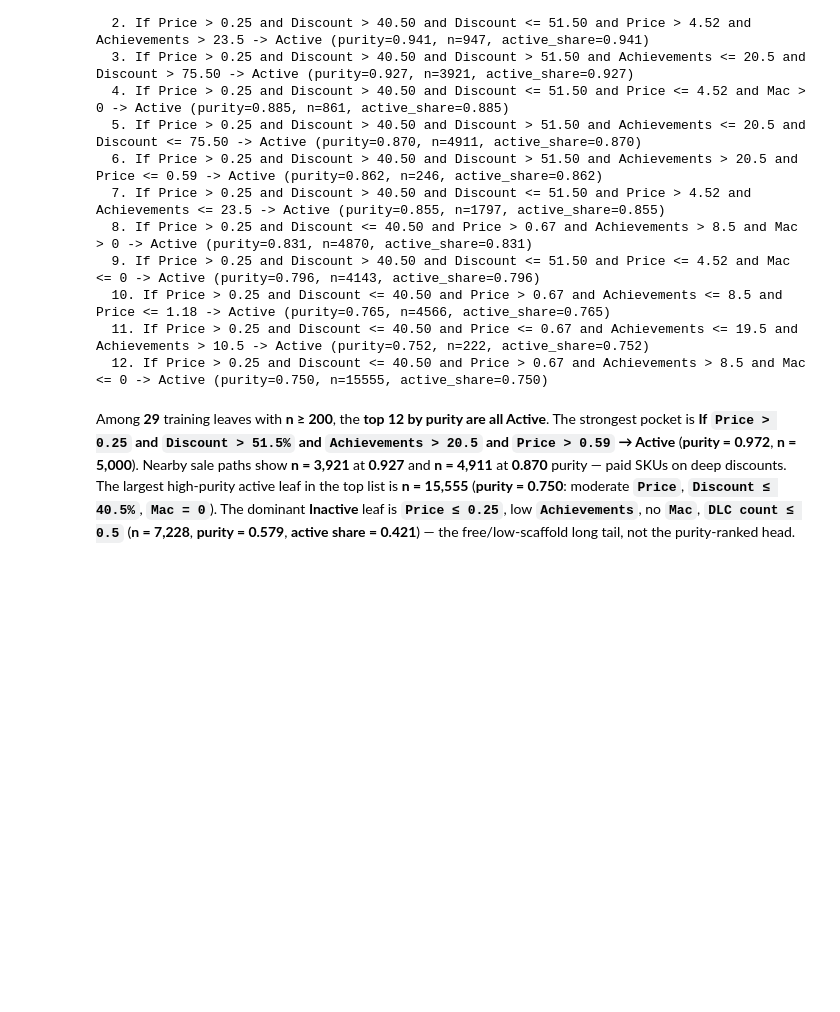
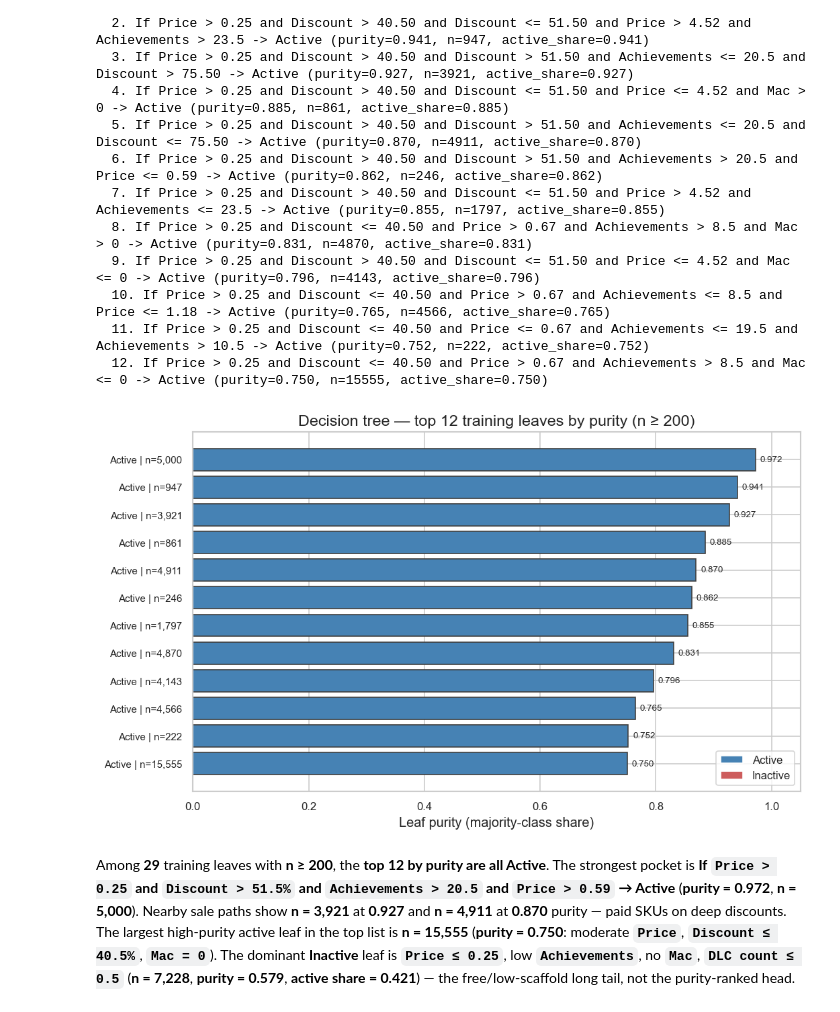
Before and after one commit to victoriammiao/datamining, a Jupyter notebook: 50091136.ipynb, the cells around one changed output. Saved outputs shown, nothing was run; the diff lists cells and outputs as text; code cells hidden in the pictures; blank space fills up the shorter version.

```diff
--- a/50091136.ipynb
+++ b/50091136.ipynb
@@ -2237,6 +2237,7 @@ def _collect_leaf_rules(node_id, conditions, out):
 leaf_rules = []
 _collect_leaf_rules(0, [], leaf_rules)
 leaf_rules.sort(key=lambda r: (r["purity"], r["n"]), reverse=True)
+leaf_rules_df = pd.DataFrame(leaf_rules)
 
 print("【test log】 total leaves (n >= %d):" % MIN_LEAF_SAMPLES, len(leaf_rules))
 print("【test log】 top leaf rules by purity:\n")
@@ -2264,6 +2265,43 @@ for i, rule in enumerate(leaf_rules[:TOP_RULES], start=1):
   10. If Price > 0.25 and Discount <= 40.50 and Price > 0.67 and Achievements <= 8.5 and Price <= 1.18 -> Active (purity=0.765, n=4566, active_share=0.765)
   11. If Price > 0.25 and Discount <= 40.50 and Price <= 0.67 and Achievements <= 19.5 and Achievements > 10.5 -> Active (purity=0.752, n=222, active_share=0.752)
   12. If Price > 0.25 and Discount <= 40.50 and Price > 0.67 and Achievements > 8.5 and Mac <= 0 -> Active (purity=0.750, n=15555, active_share=0.750)
+# %%
+# Section 4.6a (figure) — top leaf purity bar chart (supplement to rule text above)
+from matplotlib.patches import Patch
+
+TOP_PLOT = 12
+plot_rules = (
+    leaf_rules_df.sort_values(["purity", "n"], ascending=False)
+    .head(TOP_PLOT)
+    .iloc[::-1]
+)
+palette = {"Active": "steelblue", "Inactive": "indianred"}
+
+fig, ax = plt.subplots(figsize=(9, 5.5))
+ax.barh(
+    range(len(plot_rules)),
+    plot_rules["purity"],
+    color=plot_rules["label"].map(palette),
+    edgecolor="0.25",
+)
+ax.set_yticks(range(len(plot_rules)))
+ax.set_yticklabels(
+    [f"{lbl} | n={n:,}" for lbl, n in zip(plot_rules["label"], plot_rules["n"])],
+    fontsize=9,
+)
+ax.set_xlim(0, 1.05)
+ax.set_xlabel("Leaf purity (majority-class share)")
+ax.set_title("Decision tree — top 12 training leaves by purity (n ≥ 200)")
+for i, pur in enumerate(plot_rules["purity"]):
+    ax.text(pur + 0.008, i, f"{pur:.3f}", va="center", fontsize=8)
+ax.legend(
+    handles=[Patch(facecolor=palette[k], label=k) for k in palette],
+    loc="lower right",
+)
+plt.tight_layout()
+plt.show()
+# %% [output]
+[figure, added]
 # %% [markdown]
 Among **29** training leaves with **n ≥ 200**, the **top 12 by purity are all Active**. The strongest pocket is **If `Price > 0.25` and `Discount > 51.5%` and `Achievements > 20.5` and `Price > 0.59` → Active** (**purity = 0.972**, **n = 5,000**). Nearby sale paths show **n = 3,921** at **0.927** and **n = 4,911** at **0.870** purity — paid SKUs on deep discounts. The largest high-purity active leaf in the top list is **n = 15,555** (**purity = 0.750**: moderate **`Price`**, **`Discount ≤ 40.5%`**, **`Mac = 0`**). The dominant **Inactive** leaf is **`Price ≤ 0.25`**, low **`Achievements`**, no **`Mac`**, **`DLC count ≤ 0.5`** (**n = 7,228**, **purity = 0.579**, **active share = 0.421**) — the free/low-scaffold long tail, not the purity-ranked head.
 # %% [markdown]
```
Also changed, not shown: parts of 27 cells of this notebook, 1 other file.
